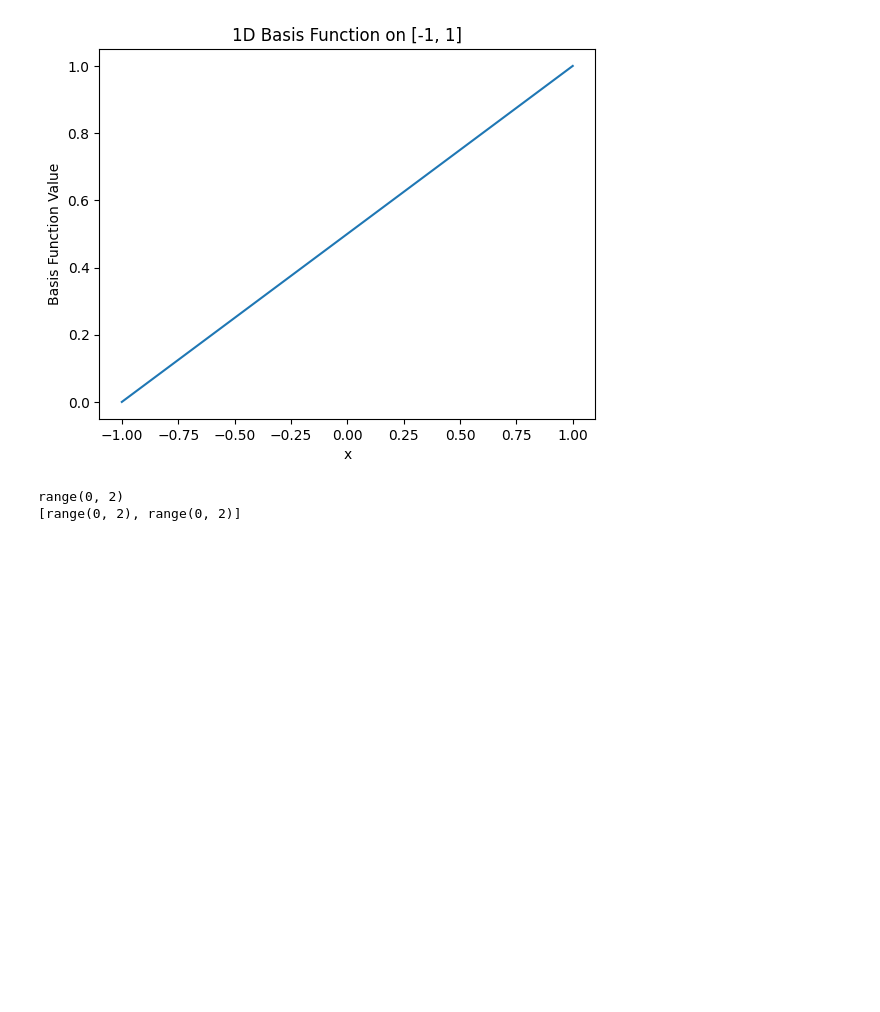
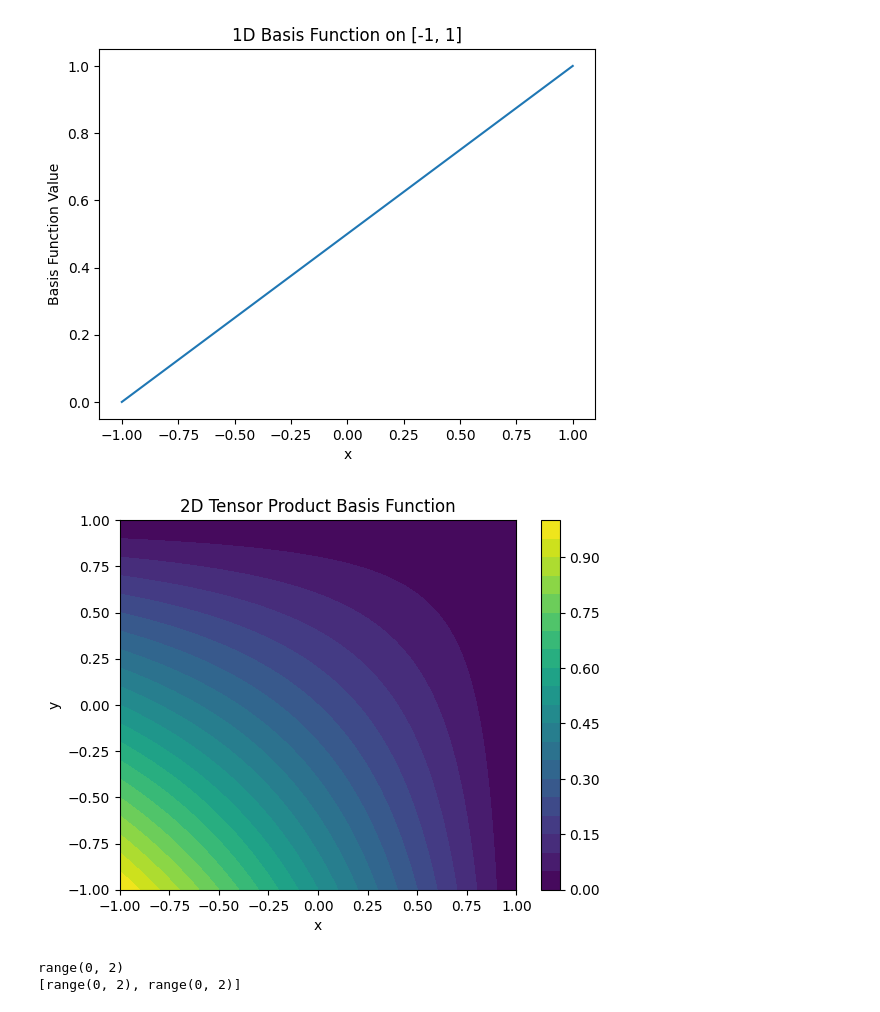
Before and after one commit to MazenAli/TT-FEMesh, a Jupyter notebook: prototypes/prototyping.ipynb, the cells around one changed output. Saved outputs shown, nothing was run; the diff lists cells and outputs as text; code cells hidden in the pictures; blank space fills up the shorter version.

```diff
--- a/prototypes/prototyping.ipynb
+++ b/prototypes/prototyping.ipynb
@@ -410,6 +410,10 @@ for i in range(2):
 # %% [output]
 [figure]
 [figure]
+# %%
+basis2d.plot([0, 0])
+# %% [output]
+[figure, added]
 # %%
 print(basis1d.index_range)
 print(basis2d.index_range)
```
Also changed, not shown: parts of 2 cells of this notebook, 6 other files.
